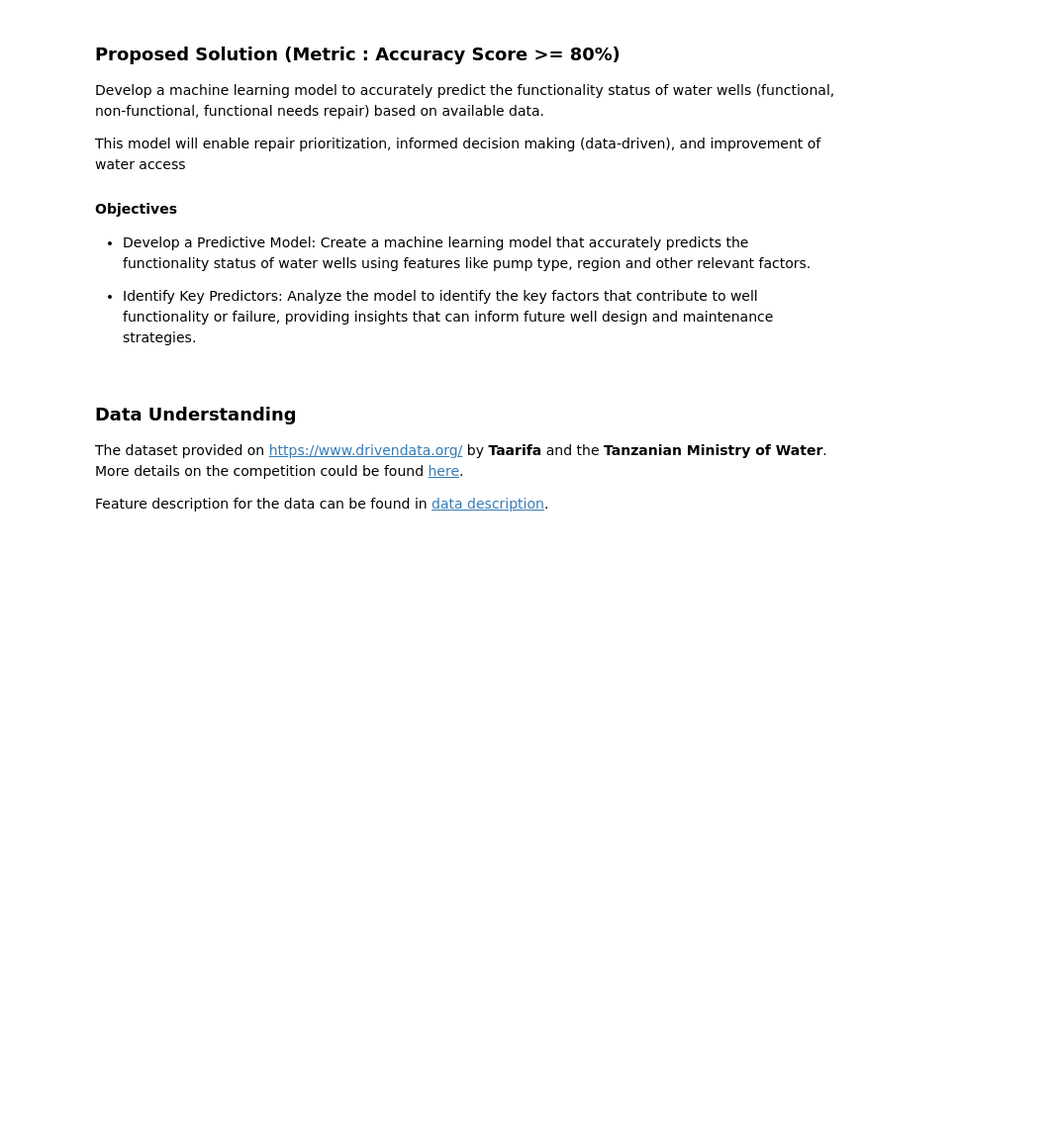
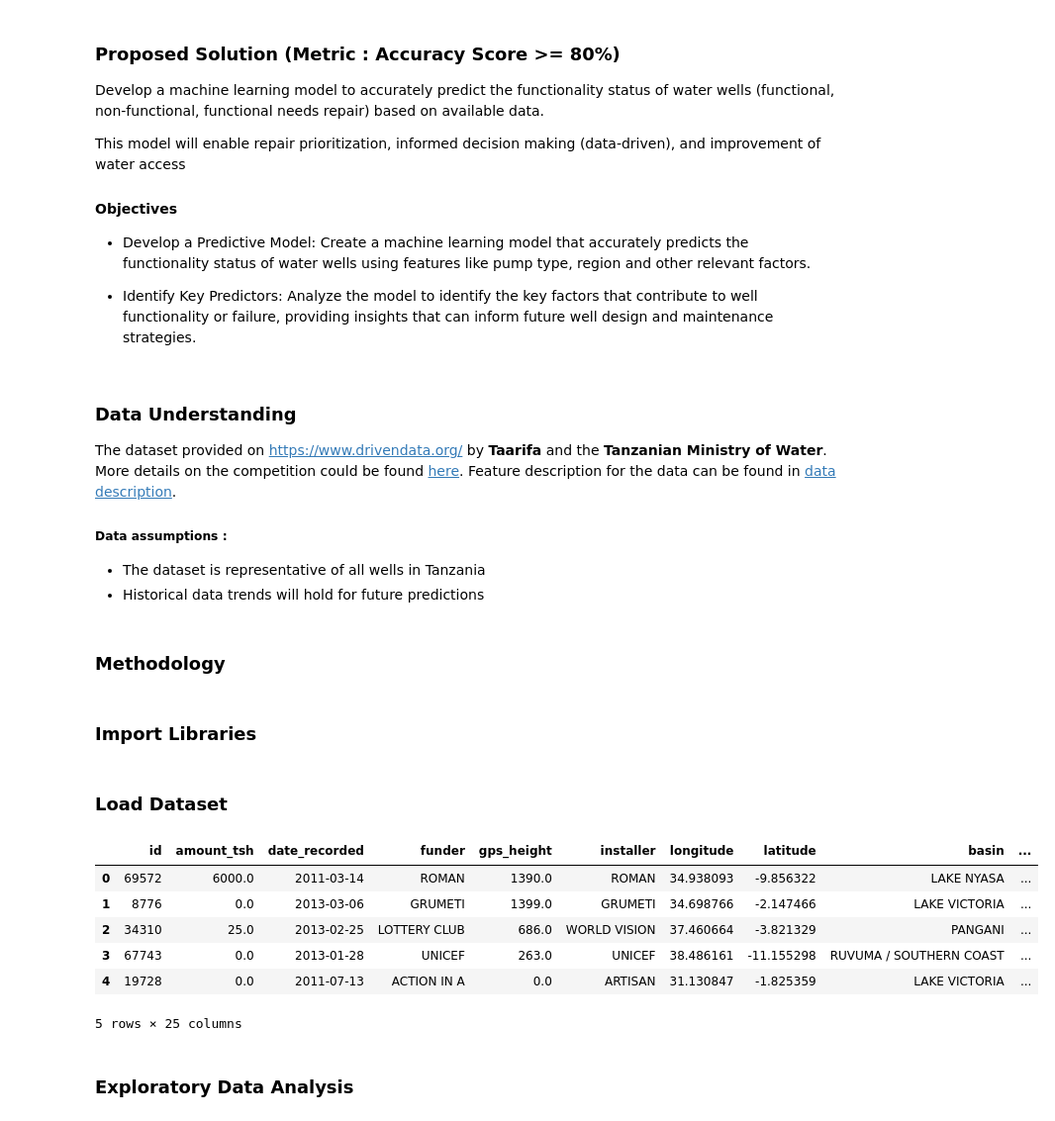
Before and after one commit to Ketty-Odero/Tanzanian-Water-Wells-Prediction-Model, a Jupyter notebook: index.ipynb, the cells around one changed output. Shown at 99% size. Cells and saved outputs as stored; diff of their text form; code cells hidden in the pictures; blank space fills up the shorter version.

```diff
--- a/index.ipynb
+++ b/index.ipynb
@@ -39,5 +39,11 @@ This model will enable repair prioritization, informed decision making (data-dri
 ### **Data Understanding**
 
 The dataset provided on https://www.drivendata.org/ by **Taarifa** and the **Tanzanian Ministry of Water**. More details on the competition could be found [here](https://www.drivendata.org/competitions/7/pump-it-up-data-mining-the-water-table/page/23/).
-
 Feature description for the data can be found in [data description](data_description.txt).
+##### **Data assumptions :**
+- The dataset is representative of all wells in Tanzania
+- Historical data trends will hold for future predictions
+# %% [markdown]
+### **Methodology**
+# %% [markdown]
+### **Import Libraries**
@@ -43,0 +81,17 @@ Feature description for the data can be found in [data description](data_descrip
+# %% [markdown]
+### **Load Dataset**
+# %%
+# Load the dataset
+df = pd.read_csv("./data/wells_data_cleaned.csv")
+# Check the first few rows to confirm the structure
+df.head()
+# %% [output]
+|  | id | amount_tsh | date_recorded | funder | gps_height | installer | longitude | latitude | basin | ... |
+| 0 | 69572 | 6000.0 | 2011-03-14 | ROMAN | 1390.0 | ROMAN | 34.938093 | -9.856322 | LAKE NYASA | ... |
+| 1 | 8776 | 0.0 | 2013-03-06 | GRUMETI | 1399.0 | GRUMETI | 34.698766 | -2.147466 | LAKE VICTORIA | ... |
+| 2 | 34310 | 25.0 | 2013-02-25 | LOTTERY CLUB | 686.0 | WORLD VISION | 37.460664 | -3.821329 | PANGANI | ... |
+| 3 | 67743 | 0.0 | 2013-01-28 | UNICEF | 263.0 | UNICEF | 38.486161 | -11.155298 | RUVUMA / SOUTHERN COAST | ... |
+| 4 | 19728 | 0.0 | 2011-07-13 | ACTION IN A | 0.0 | ARTISAN | 31.130847 | -1.825359 | LAKE VICTORIA | ... |
+5 rows × 25 columns
+# %% [markdown]
+### **Exploratory Data Analysis**
```
Also changed, not shown: parts of 1 cell of this notebook, 2 other files.
